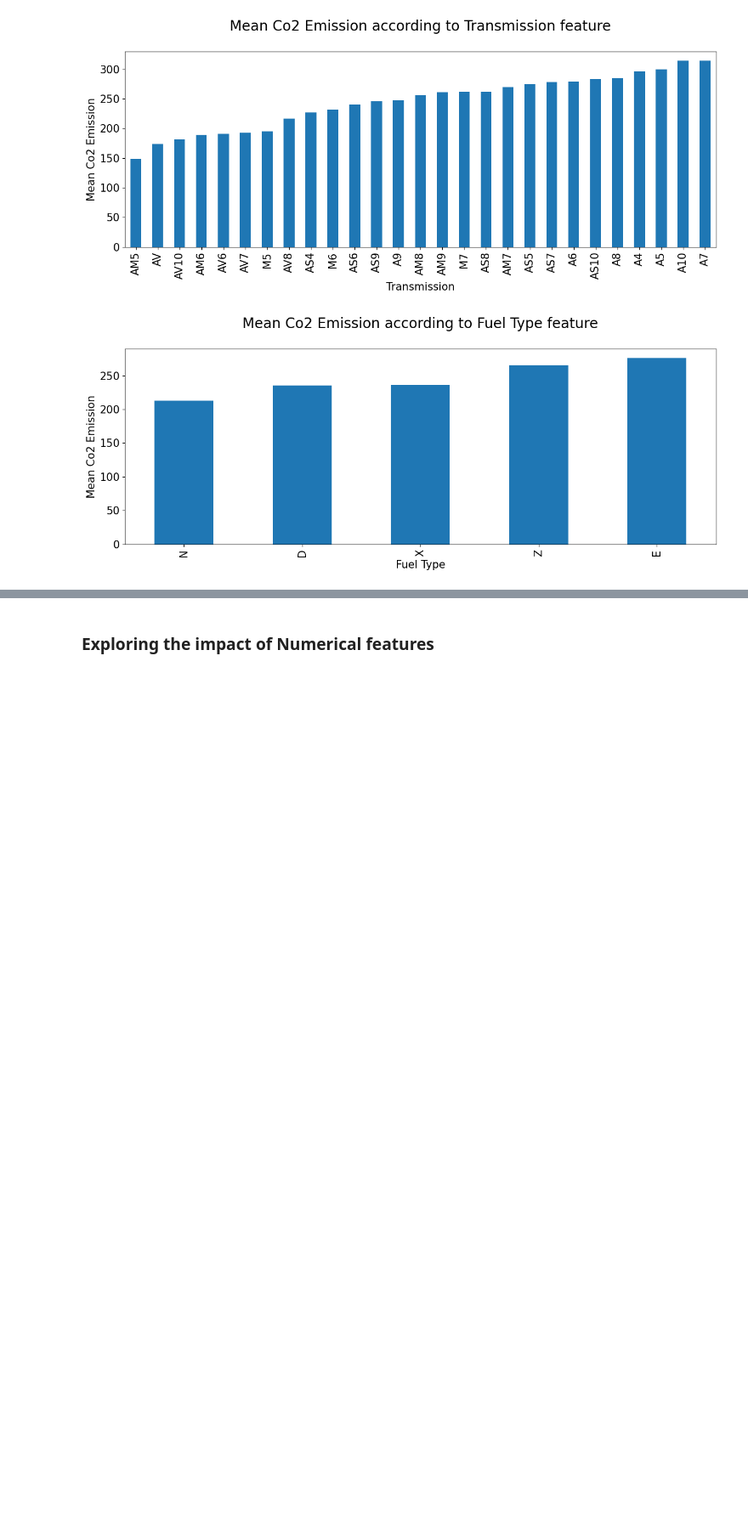
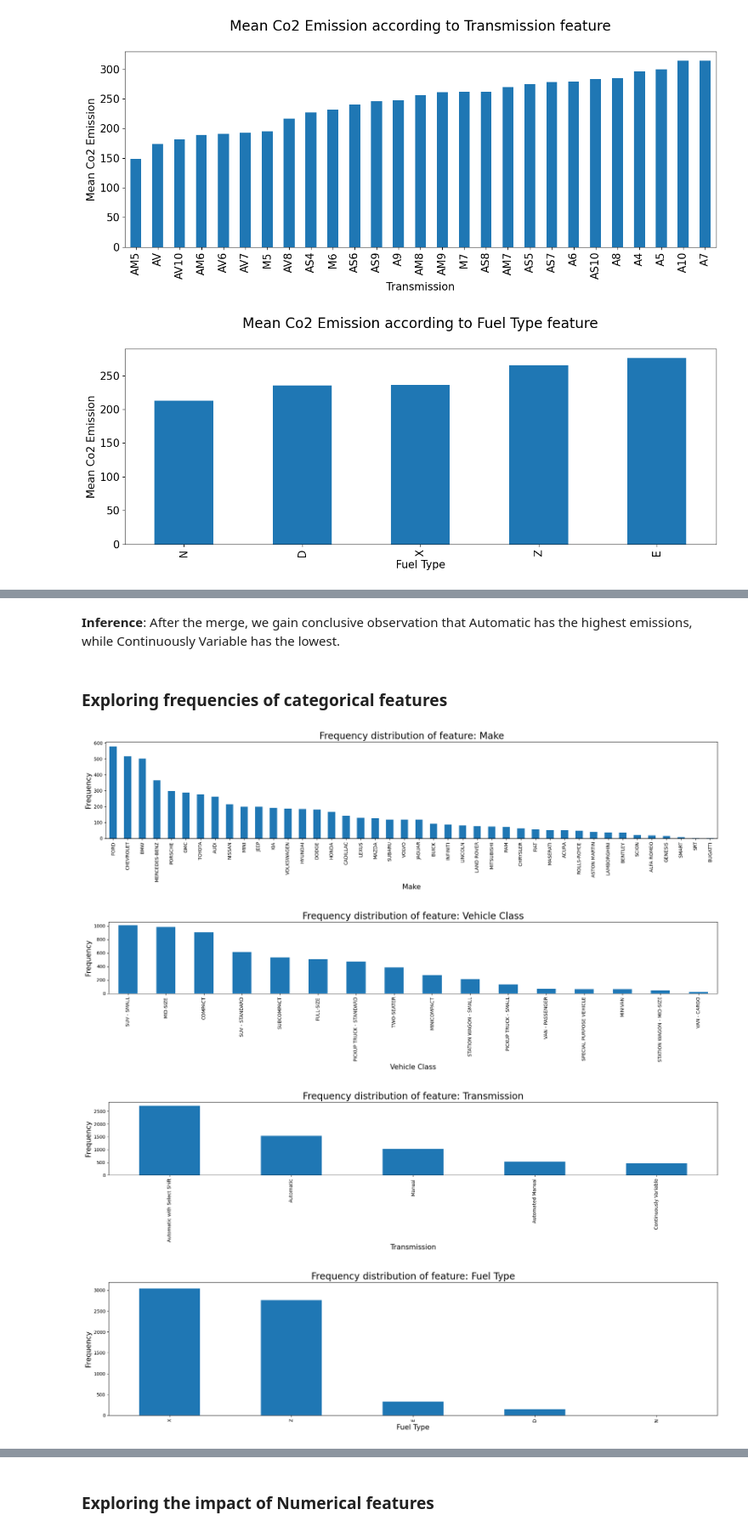
Before and after one commit to Neo-Panther/ML-Project-Predicting-Emissions, a Jupyter notebook: Team16_Project/Team16_Project.ipynb, the cells around one changed output, grey strips where cells are left out. Shown at 85% size. Saved outputs shown, nothing was run; the diff lists cells and outputs as text; code cells hidden in the pictures; blank space fills up the shorter version.

```diff
--- a/Team16_Project/Team16_Project.ipynb
+++ b/Team16_Project/Team16_Project.ipynb
@@ -194,0 +226,19 @@ for feature in ["Make", 'Vehicle Class', 'Transmission', 'Fuel Type']:
+# %% [markdown]
+**Inference**: After the merge, we gain conclusive observation that Automatic has the highest emissions, while Continuously Variable has the lowest.
+# %% [markdown]
+### Exploring frequencies of categorical features
+# %%
+for col in dataset.select_dtypes(include="object").columns:
+  plt.figure(figsize=(19,5))
+  dataset.groupby(col)[col].count().sort_values(ascending=False).plot(kind="bar")
+  plt.title("Frequency distribution of feature: "+col, fontsize=20)
+  plt.ylabel("Frequency", fontsize=15)
+  plt.xlabel(col, fontsize=15)
+  plt.xticks(rotation=90)
+  plt.tight_layout()
+  plt.show()
+# %% [output]
+[figure, added]
+[figure, added]
+[figure, added]
+[figure, added]
```
Also changed, not shown: parts of 23 cells of this notebook, 2 other files.
